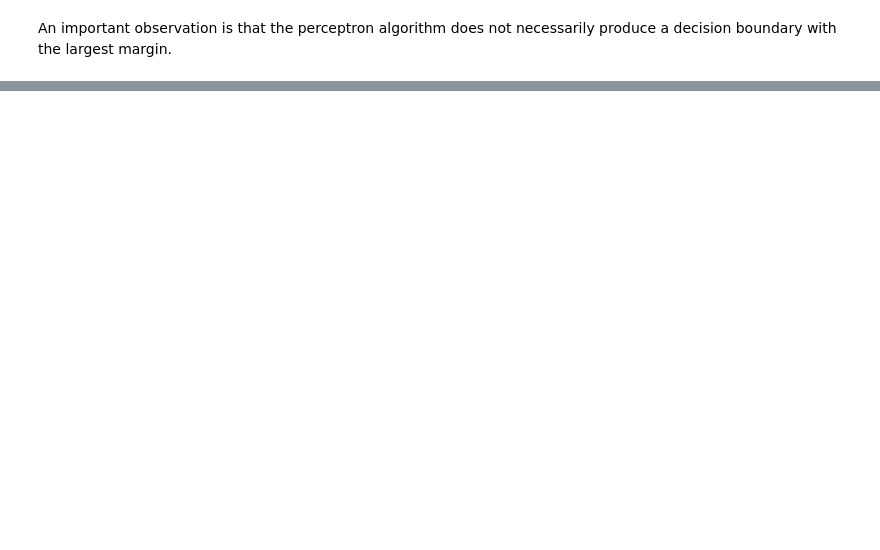
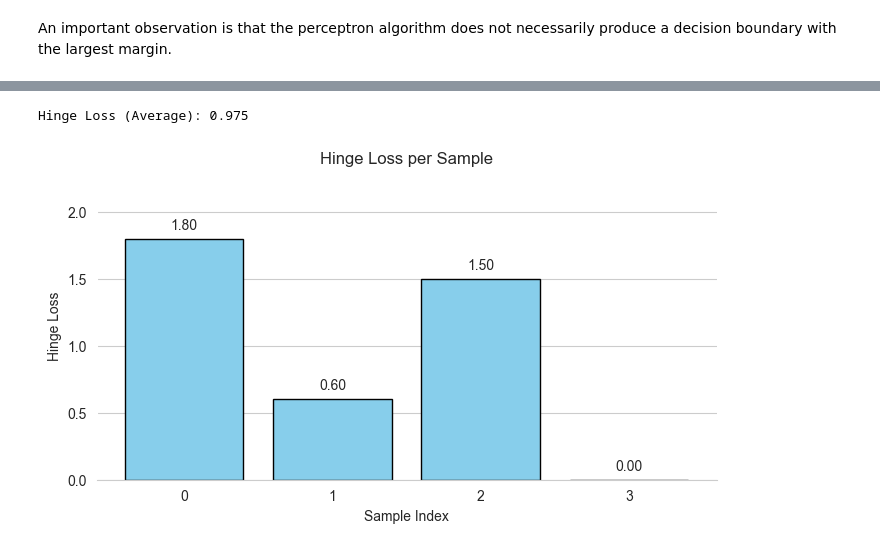
Before and after one commit to epacuit/introduction-machine-learning, a Jupyter notebook: _build/html/_sources/first-steps/linear-classification-algorithms.ipynb, the cells around one changed output, grey strips where cells are left out. Cells and saved outputs as stored; diff of their text form; code cells hidden in the pictures; blank space fills up the shorter version.

```diff
--- a/_build/html/_sources/first-steps/linear-classification-algorithms.ipynb
+++ b/_build/html/_sources/first-steps/linear-classification-algorithms.ipynb
@@ -752,0 +732,14 @@ def train_svm(X, y, max_iters=1000, C=1.0, learning_rate=0.01):
+# %%
+def hinge_loss_numpy(y_true, y_pred):
+    # Ensure y_true and y_pred are numpy arrays of type float
+    y_true = np.array(y_true, dtype=float)
+    y_pred = np.array(y_pred, dtype=float)
+    # Calculate hinge loss for each sample: max(0, 1 - y * f(x))
+    losses = np.maximum(0, 1 - y_true * y_pred)
+    # Return the average loss
+    return np.mean(losses)
+
+# Example usage
+y_true = np.array([-1, 1, -1, 1])
+y_pred = np.array([0.8, 0.4, -0.5, 1.2])
+print("NumPy Hinge Loss:", hinge_loss_numpy(y_true, y_pred))
@@ -752,0 +748,35 @@ def train_svm(X, y, max_iters=1000, C=1.0, learning_rate=0.01):
+# %%
+def hinge_loss_numpy_with_losses(y_true, y_pred):
+    y_true = np.array(y_true, dtype=float)
+    y_pred = np.array(y_pred, dtype=float)
+    losses = np.maximum(0, 1 - y_true * y_pred)
+    return np.mean(losses), losses
+
+y_true = np.array([-1, 1, 1, 1])
+y_pred = np.array([0.8, 0.4, -0.5, 1.2])
+
+avg_loss, losses = hinge_loss_numpy_with_losses(y_true, y_pred)
+print("Hinge Loss (Average):", avg_loss)
+
+# Bar plot for each sample's loss
+plt.figure(figsize=(8, 4))
+bars = plt.bar(np.arange(len(losses)), losses, color='skyblue', edgecolor='k')
+plt.xlabel("Sample Index")
+plt.ylabel("Hinge Loss")
+plt.title("Hinge Loss per Sample")
+plt.xticks(np.arange(len(losses)))
+
+# Add labels above each bar
+for i, bar in enumerate(bars):
+    height = bar.get_height()
+    plt.text(bar.get_x() + bar.get_width()/2, height + 0.05, f'{losses[i]:.2f}',
+             ha='center', va='bottom')
+
+plt.ylim(0, max(losses) + 0.5)
+plt.grid(axis='x')
+sns.despine()
+plt.gca().spines['left'].set_color('white')
+plt.show()
+# %% [output]
+Hinge Loss (Average): 0.975
+[figure, added]
```
Also changed, not shown: parts of 29 cells of this notebook, 49 other files.
